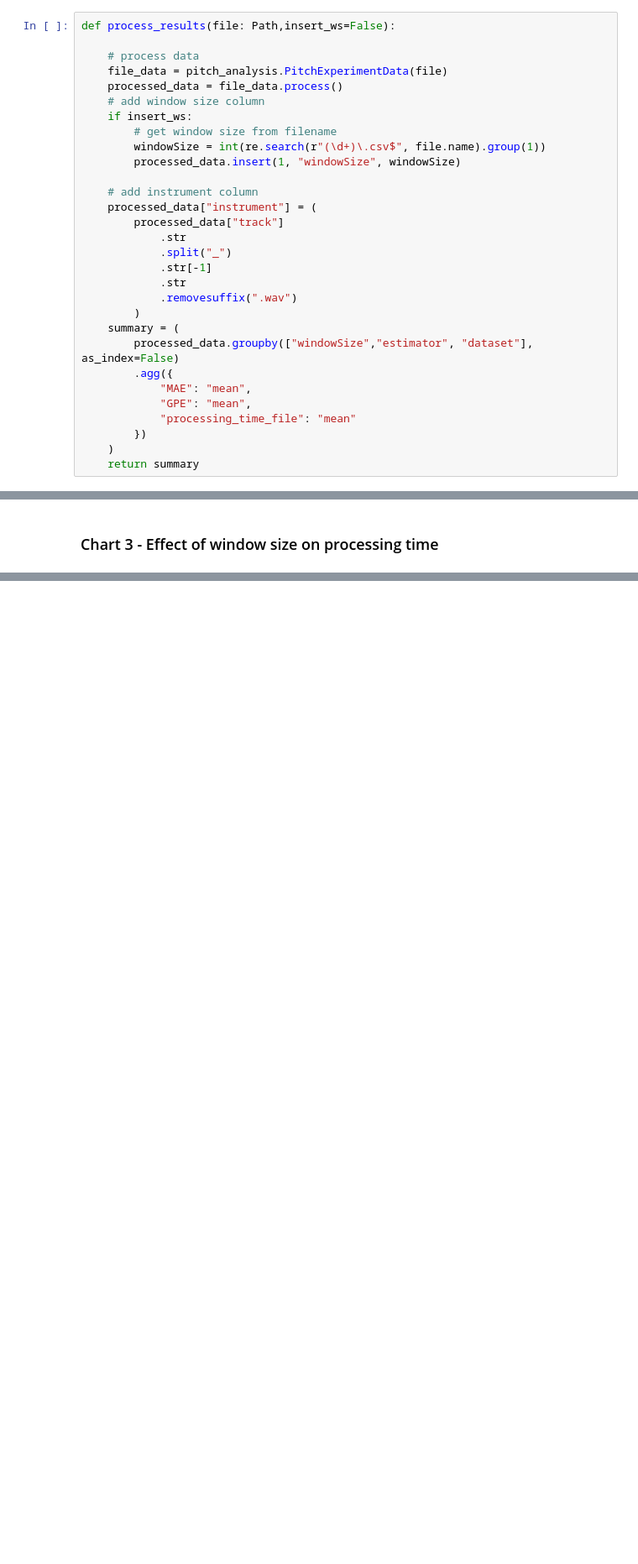
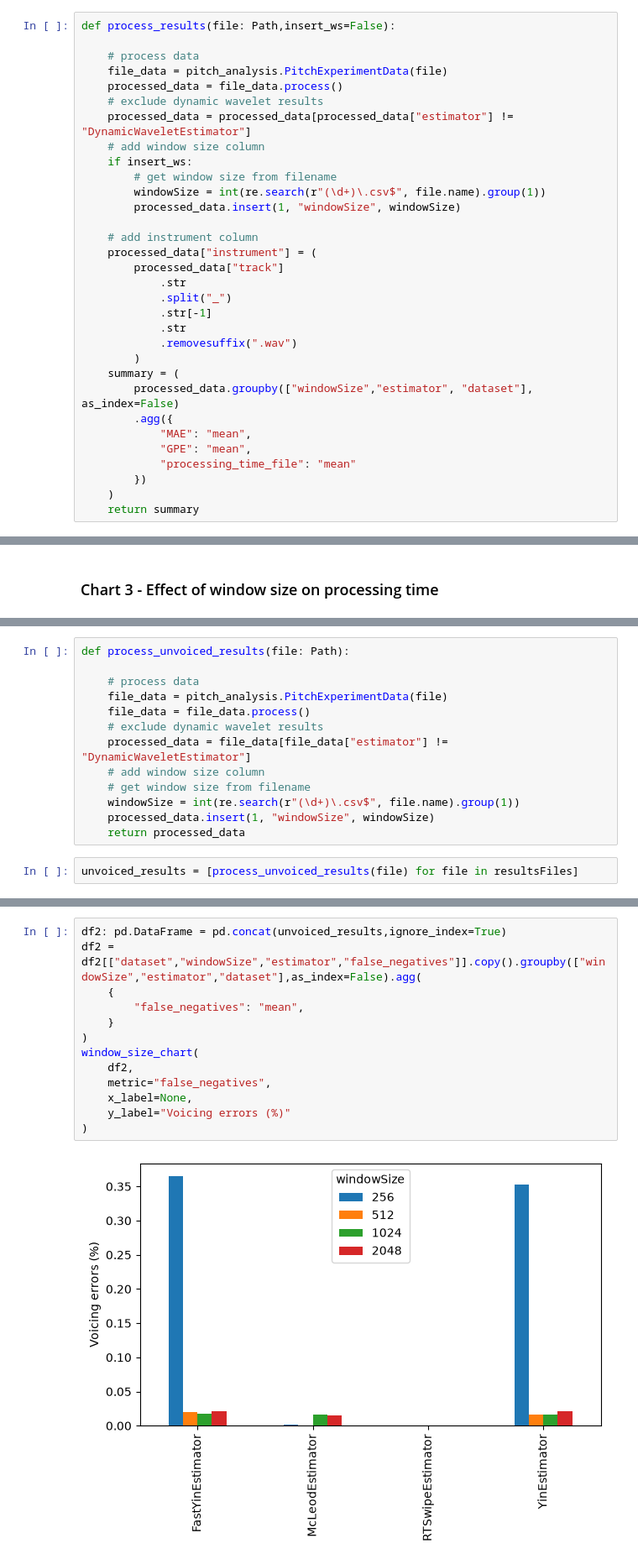
Before and after one commit to sgo4/CSM500-2026-APR_Project, a Jupyter notebook: SawEars_client/algorithm_development/src/main/python/Analysis.ipynb, the cells around one changed output, grey strips where cells are left out. Shown at 84% size. Cells and saved outputs as stored; diff of their text form; blank space fills up the shorter version.

Commit message:
upate analysis

```diff
--- a/SawEars_client/algorithm_development/src/main/python/Analysis.ipynb
+++ b/SawEars_client/algorithm_development/src/main/python/Analysis.ipynb
@@ -59,6 +63,8 @@ def process_results(file: Path,insert_ws=False):
     # process data
     file_data = pitch_analysis.PitchExperimentData(file)
     processed_data = file_data.process()
+    # exclude dynamic wavelet results
+    processed_data = processed_data[processed_data["estimator"] != "DynamicWaveletEstimator"]
     # add window size column
     if insert_ws:
         # get window size from filename
@@ -258,0 +192,15 @@ estimator_comparison_plot(df,"processing_time_file")
+# %%
+def process_unvoiced_results(file: Path):
+
+    # process data
+    file_data = pitch_analysis.PitchExperimentData(file)
+    file_data = file_data.process()
+    # exclude dynamic wavelet results
+    processed_data = file_data[file_data["estimator"] != "DynamicWaveletEstimator"]
+    # add window size column
+    # get window size from filename
+    windowSize = int(re.search(r"(\d+)\.csv$", file.name).group(1))
+    processed_data.insert(1, "windowSize", windowSize)
+    return processed_data
+# %%
+unvoiced_results = [process_unvoiced_results(file) for file in resultsFiles]
@@ -259 +222,16 @@ estimator_comparison_plot(df,"processing_time_file")
+# %%
+df2: pd.DataFrame = pd.concat(unvoiced_results,ignore_index=True)
+df2 = df2[["dataset","windowSize","estimator","false_negatives"]].copy().groupby(["windowSize","estimator","dataset"],as_index=False).agg(
+    {
+        "false_negatives": "mean",
+    }
+)
+window_size_chart(
+    df2,
+    metric="false_negatives",
+    x_label=None,
+    y_label="Voicing errors (%)"
+)
+# %% [output]
+[figure, added]
 # %% [markdown]
```
Also changed, not shown: parts of 21 cells of this notebook, 5 other files.
